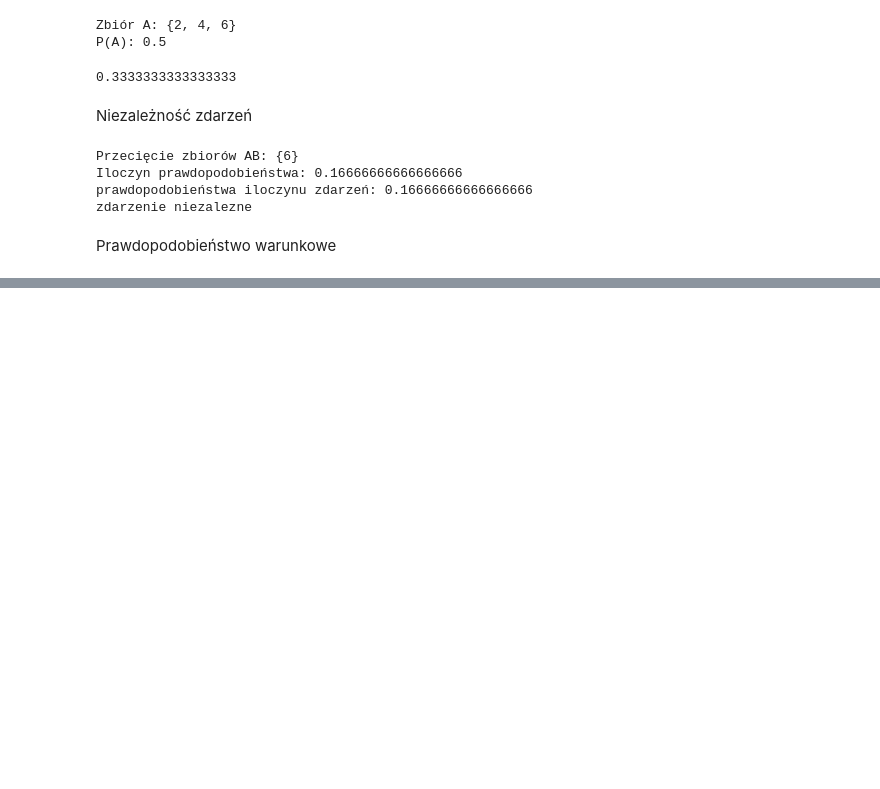
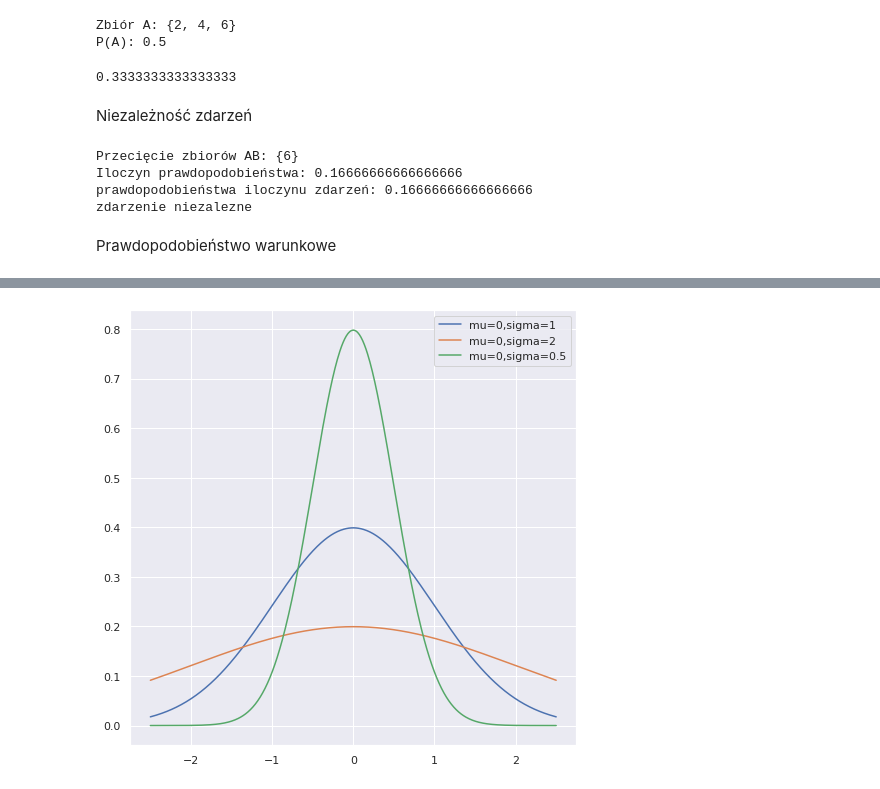
Before and after one commit to nefetorve/big_data, a Jupyter notebook: 05_podstawy_statystyki/01_prawdopodobienstwo_statystyka.ipynb, the cells around one changed output, grey strips where cells are left out. Drawn from its saved outputs; the diff is of its cells as text; code cells hidden in the pictures; blank space fills up the shorter version.

```diff
--- a/05_podstawy_statystyki/01_prawdopodobienstwo_statystyka.ipynb
+++ b/05_podstawy_statystyki/01_prawdopodobienstwo_statystyka.ipynb
@@ -111,0 +193,10 @@ Prawdopodobieństwo warunkowe
+# %%
+x = np.linspace(mu - 5 * sigma,mu + 5 *sigma,500)
+params = [(0,1), (0,2), (0,0.5)]
+
+plt.figure(figsize=(8,8))
+for mu,sigma in params:
+  plt.plot(x,norm.pdf(x,mu,sigma), label=f'mu={mu},sigma={sigma}')
+  plt.legend()
+# %% [output]
+[figure, added]
```
Also changed, not shown: parts of 20 cells of this notebook.
